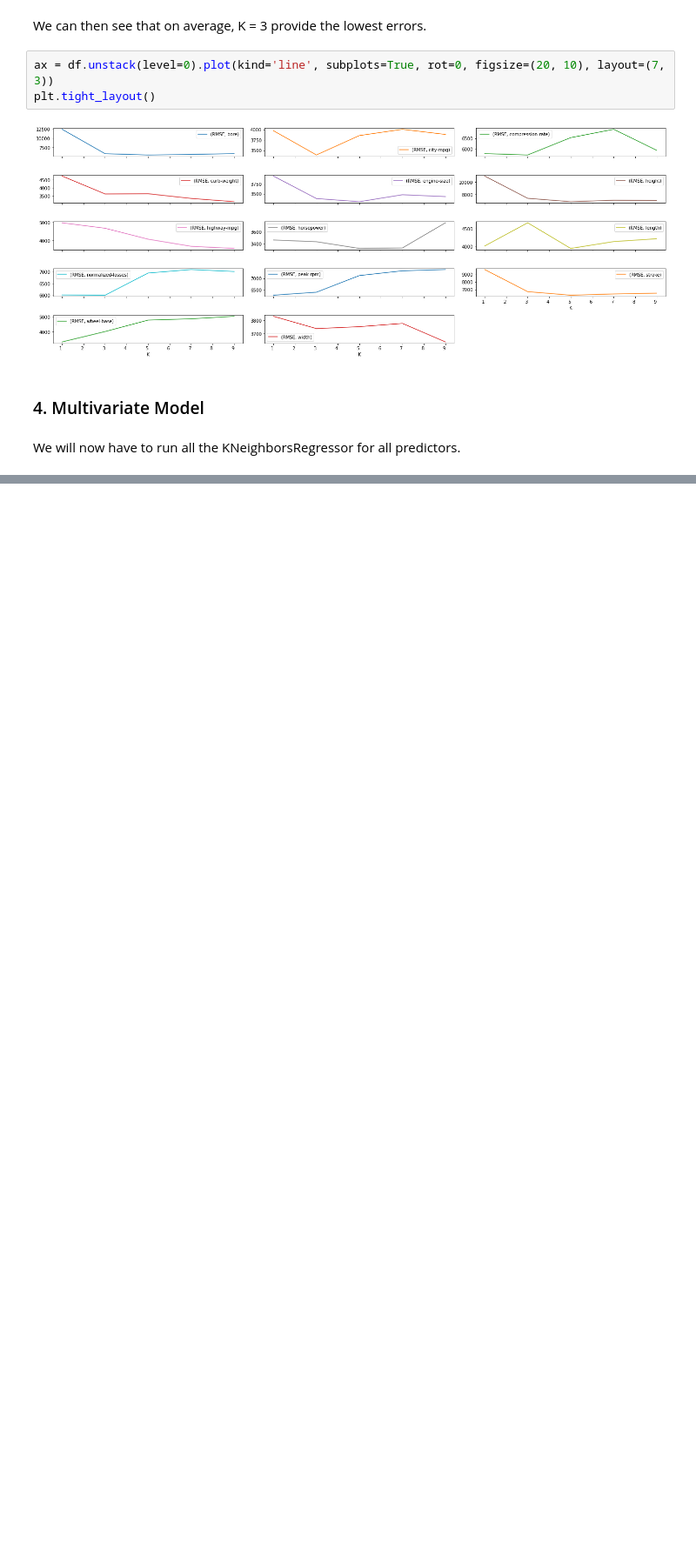
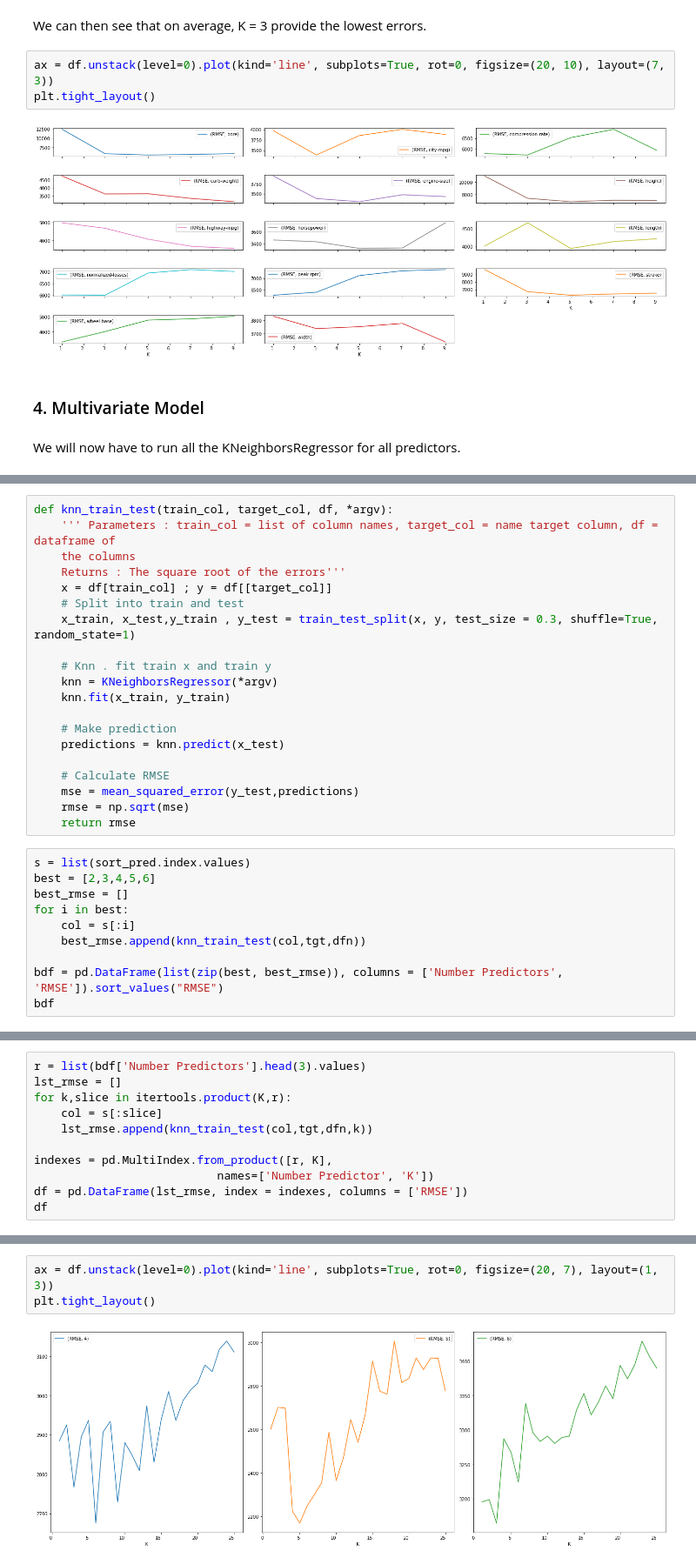
Before and after one commit to PaulineMalaguti/Dataquest, a Jupyter notebook: Python/Prediction Car Sales Price/Predicting_Car_Prices.ipynb, the cells around one changed output, grey strips where cells are left out. Shown at 87% size. Cells and saved outputs as stored; diff of their text form; blank space fills up the shorter version.

```diff
--- a/Python/Prediction Car Sales Price/Predicting_Car_Prices.ipynb
+++ b/Python/Prediction Car Sales Price/Predicting_Car_Prices.ipynb
@@ -308,0 +312,30 @@ df.groupby(["Predictor"], as_index = True ).mean().sort_values(by = 'RMSE')
+# %%
+def knn_train_test(train_col, target_col, df, *argv):
+    ''' Parameters : train_col = list of column names, target_col = name target column, df = dataframe of
+    the columns
+    Returns : The square root of the errors'''
+    x = df[train_col] ; y = df[[target_col]]
+    # Split into train and test
+    x_train, x_test,y_train , y_test = train_test_split(x, y, test_size = 0.3, shuffle=True, random_state=1)
+
+    # Knn . fit train x and train y
+    knn = KNeighborsRegressor(*argv)
+    knn.fit(x_train, y_train)
+
+    # Make prediction
+    predictions = knn.predict(x_test)
+
+    # Calculate RMSE
+    mse = mean_squared_error(y_test,predictions)
+    rmse = np.sqrt(mse)
+    return rmse
+# %%
+s = list(sort_pred.index.values)
+best = [2,3,4,5,6]
+best_rmse = []
+for i in best:
+    col = s[:i]
+    best_rmse.append(knn_train_test(col,tgt,dfn))
+
+bdf = pd.DataFrame(list(zip(best, best_rmse)), columns = ['Number Predictors', 'RMSE']).sort_values("RMSE")
+bdf
@@ -308,0 +351,11 @@ df.groupby(["Predictor"], as_index = True ).mean().sort_values(by = 'RMSE')
+# %%
+r = list(bdf['Number Predictors'].head(3).values)
+lst_rmse = []
+for k,slice in itertools.product(K,r):
+    col = s[:slice]
+    lst_rmse.append(knn_train_test(col,tgt,dfn,k))
+
+indexes = pd.MultiIndex.from_product([r, K],
+                           names=['Number Predictor', 'K'])
+df = pd.DataFrame(lst_rmse, index = indexes, columns = ['RMSE'])
+df
@@ -308,0 +377,5 @@ df.groupby(["Predictor"], as_index = True ).mean().sort_values(by = 'RMSE')
+# %%
+ax = df.unstack(level=0).plot(kind='line', subplots=True, rot=0, figsize=(20, 7), layout=(1, 3))
+plt.tight_layout()
+# %% [output]
+[figure, added]
```
Also changed, not shown: parts of 7 cells of this notebook.
